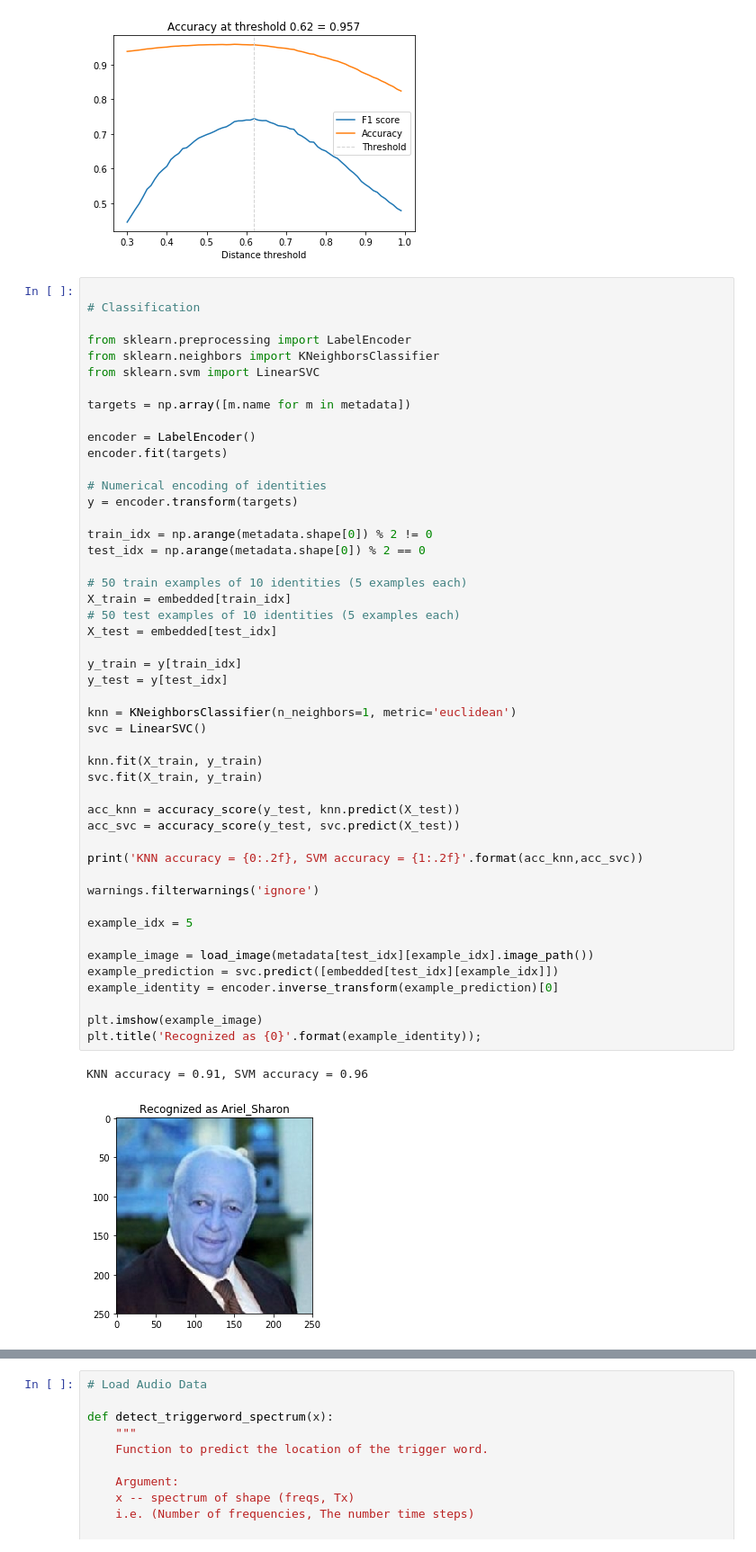
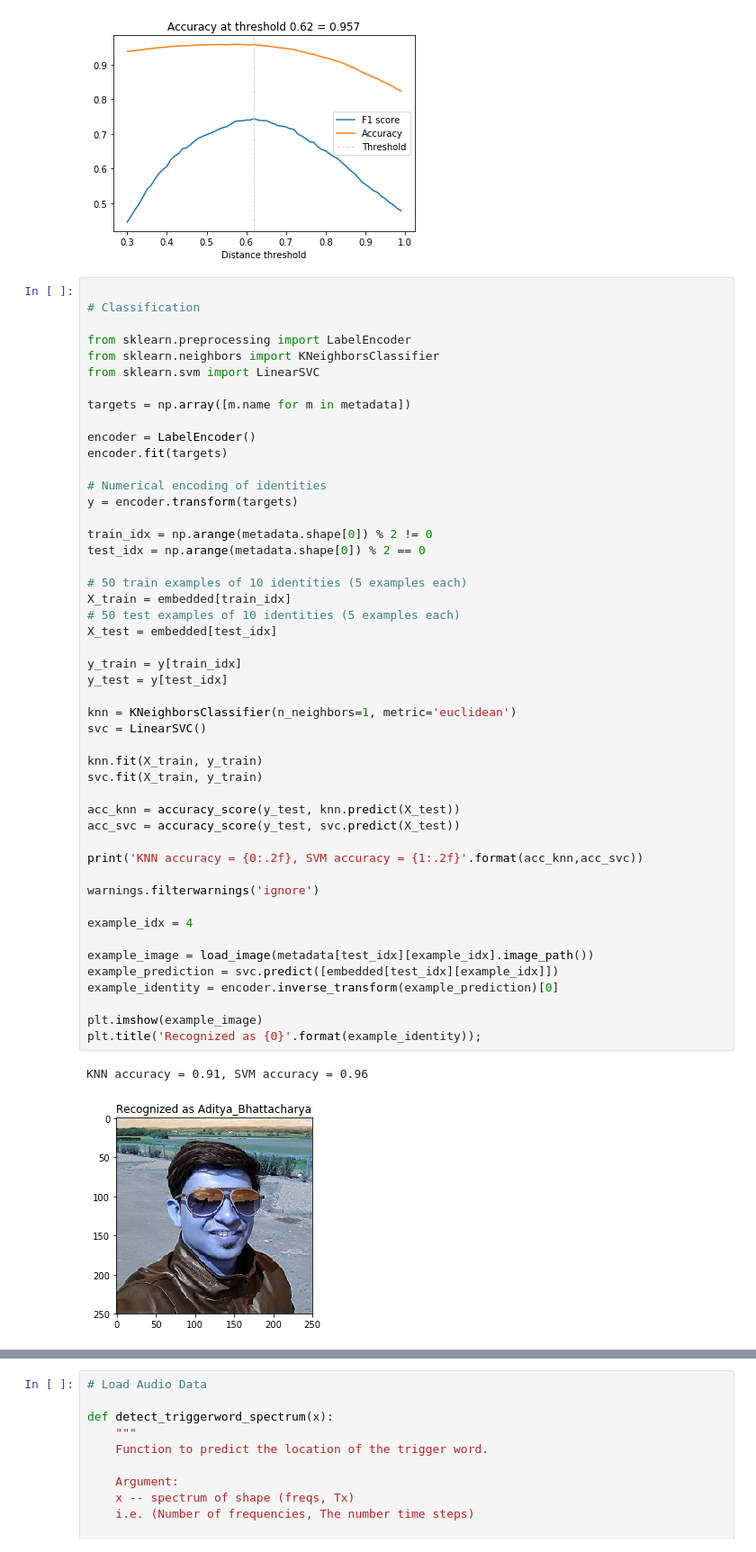
Before and after one commit to Vijayravik/ODSC_2019-Multi-Modal-Learning, a Jupyter notebook: odsc_workshop_main.ipynb, the cells around one changed output, grey strips where cells are left out. Shown: that part at 90% size. Cells and saved outputs as stored; diff of their text form.

```diff
--- a/odsc_workshop_main.ipynb
+++ b/odsc_workshop_main.ipynb
@@ -201,35 +201,35 @@ test_idx = np.arange(metadata.shape[0]) % 2 == 0
 # 50 train examples of 10 identities (5 examples each)
 X_train = embedded[train_idx]
 # 50 test examples of 10 identities (5 examples each)
 X_test = embedded[test_idx]
 
 y_train = y[train_idx]
 y_test = y[test_idx]
 
 knn = KNeighborsClassifier(n_neighbors=1, metric='euclidean')
 svc = LinearSVC()
 
 knn.fit(X_train, y_train)
 svc.fit(X_train, y_train)
 
 acc_knn = accuracy_score(y_test, knn.predict(X_test))
 acc_svc = accuracy_score(y_test, svc.predict(X_test))
 
 print('KNN accuracy = {0:.2f}, SVM accuracy = {1:.2f}'.format(acc_knn,acc_svc))
 
 warnings.filterwarnings('ignore')
 
-example_idx = 5
+example_idx = 4
 
 example_image = load_image(metadata[test_idx][example_idx].image_path())
 example_prediction = svc.predict([embedded[test_idx][example_idx]])
 example_identity = encoder.inverse_transform(example_prediction)[0]
 
 plt.imshow(example_image)
 plt.title('Recognized as {0}'.format(example_identity));
 # %% [output]
 KNN accuracy = 0.91, SVM accuracy = 0.96
-[figure, old version]
+[figure, new version]
 # %%
 %matplotlib qt
 from confusion_matrix_visual_data import *
```
Also changed, not shown: parts of 9 cells of this notebook.
